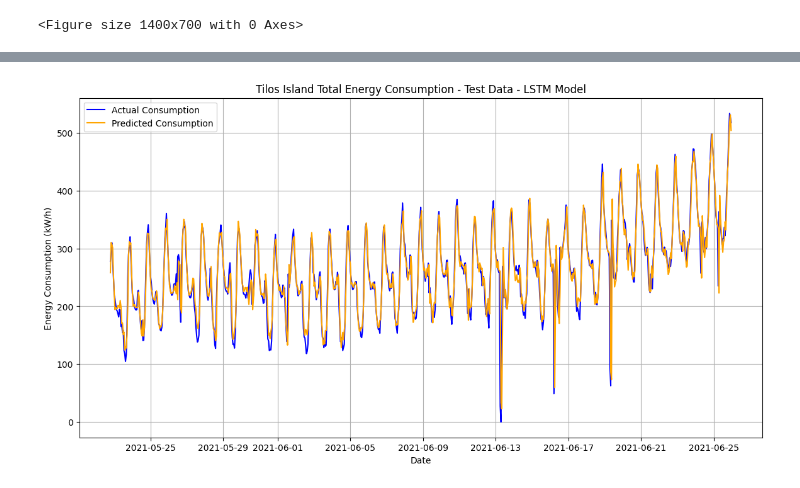
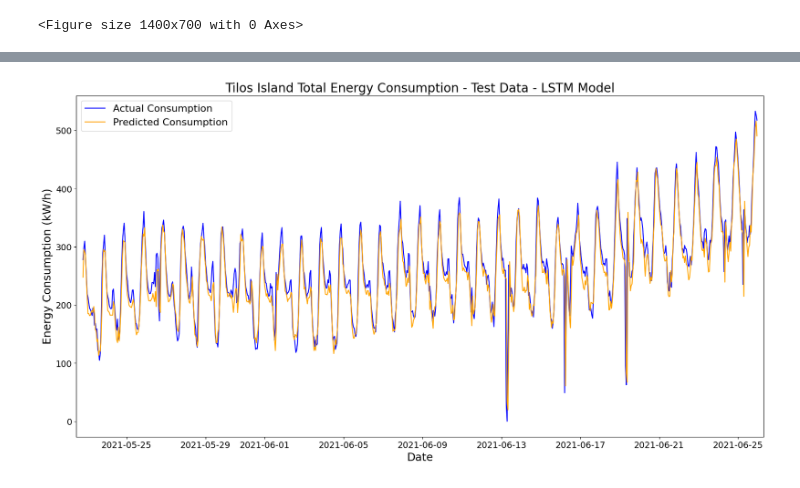
Before and after one commit to Esarant/tilos-fc, a Jupyter notebook: tilos_lstm_2.ipynb, the cells around one changed output, grey strips where cells are left out. Drawn from its saved outputs; the diff is of its cells as text; code cells hidden in the pictures.

```diff
--- a/tilos_lstm_2.ipynb
+++ b/tilos_lstm_2.ipynb
@@ -289,14 +331,17 @@ predicted_values_unscaled = scaler.inverse_transform(predicted_values)
 test_dates = df['DHH'][-len(actual_values_unscaled):]
 
 # Plotting the test data results
-plt.figure(figsize=(14, 7))
+plt.figure(figsize=(20, 10))
 plt.plot(test_dates, actual_values_unscaled, label='Actual Consumption', color='blue')
 plt.plot(test_dates, predicted_values_unscaled, label='Predicted Consumption', color='orange')
+plt.margins(x=0.01)  # Remove margins on the x-axis
 
-plt.xlabel('Date')
-plt.ylabel('Energy Consumption (kW/h)')
-plt.title('Tilos Island Total Energy Consumption - Test Data - LSTM Model')
-plt.legend()
-plt.grid(True)
+plt.xlabel('Date', fontsize=18)
+plt.ylabel('Energy Consumption (kW/h)', fontsize=18)
+plt.title('Tilos Island Total Energy Consumption - Test Data - LSTM Model', fontsize=20)
+# Increase the font size for axis values (ticks)
+plt.tick_params(axis='both', which='major', labelsize=14)
+plt.legend(fontsize=16)
+plt.savefig('./images/tilos-lstm-predictions.png')
 plt.show()
 # %% [output]
@@ -304 +349 @@ plt.show()
-[figure, old version]
+[figure, new version]
```
Also changed, not shown: parts of 7 cells of this notebook, 14 other files.
